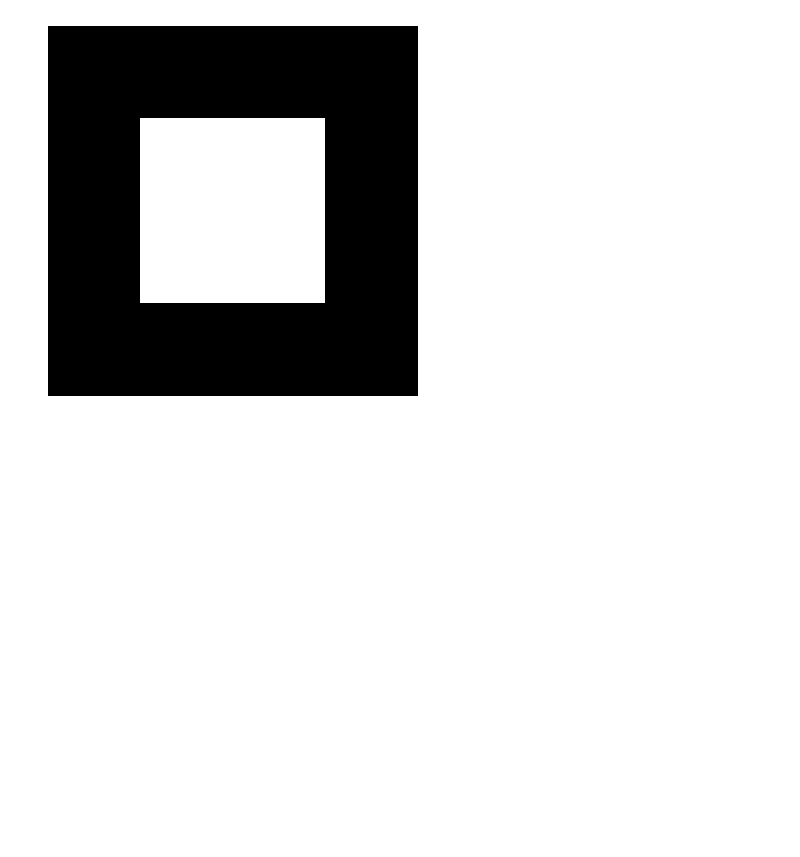
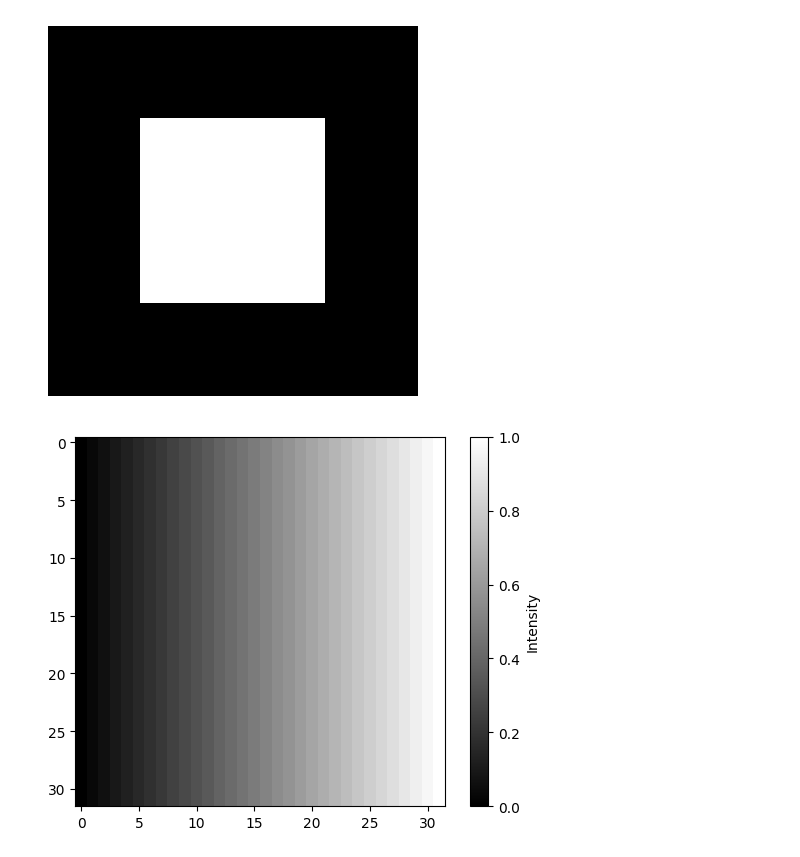
Before and after one commit to elsmith980/retina-neuron-model, a Jupyter notebook: retina-neuron-model.ipynb, the cells around one changed output. Drawn from its saved outputs; the diff is of its cells as text; code cells hidden in the pictures; blank space fills up the shorter version.

```diff
--- a/retina-neuron-model.ipynb
+++ b/retina-neuron-model.ipynb
@@ -32,33 +32,42 @@ def centre_surround_filter(size = 21, centre_sigma = 1, surround_sigma = 3, inhi
 def run_retina_sim(stimulus, kernel, tau_ms = 10, threshold = 1.0):
     convolved = convolve(stimulus, kernel, mode='reflect').flatten()
     start_scope()
 
     N = stimulus.size
     tau = tau_ms * ms
 
     eqs = '''
     dv/dt = (-v + input_current) / tau : 1
     input_current : 1
     '''
 
     neurons = NeuronGroup(N, eqs, threshold = 'v > {}'.format(threshold), reset = 'v = 0', method = 'euler')
     neurons.input_current = convolved
     mon = StateMonitor(neurons, 'v', record = True)
 
     run(100 * ms)
     output = mon.v[:, -1].reshape(stimulus.shape)
     return convolved.reshape(stimulus.shape), output
 
 
 stimulus = create_stimulus()
 
 # Plot the stimulus
 plt.figure()
 plt.imshow(stimulus, cmap='gray')
 plt.axis('off')
 plt.show()
+
+
+gradient = create_contrast_gradient()
+# plot the contrast gradient
+plt.figure()
+plt.imshow(gradient, cmap = 'gray')
+plt.colorbar(label = 'Intensity')
+plt.show()
 # %% [output]
 [figure]
+[figure, added]
 # %%
 def run_trials():
     inhibition_values = [0.2, 0.4, 0.6, 0.8]
```
Also changed, not shown: parts of 3 cells of this notebook, 4 other files.
